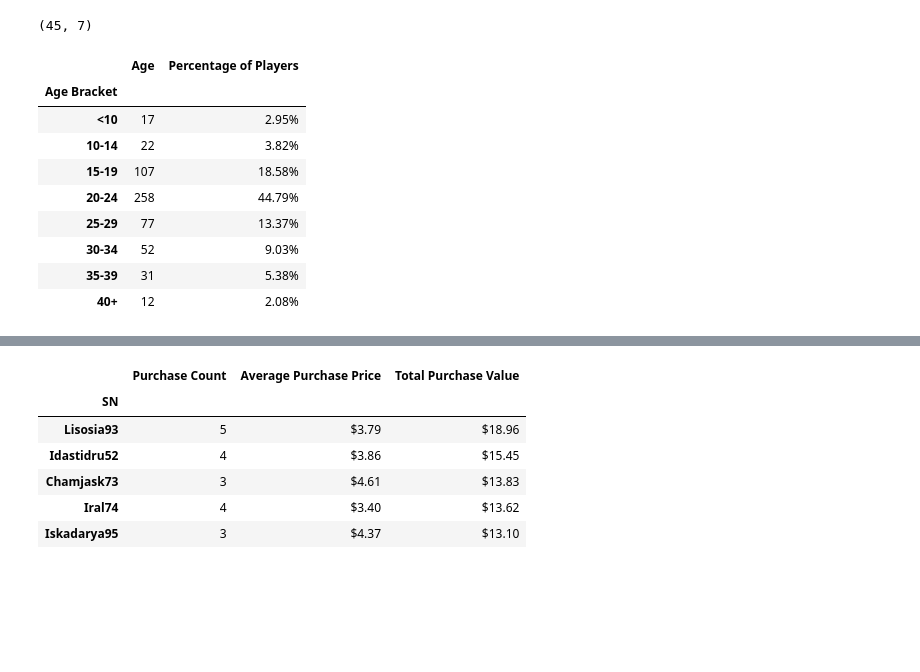
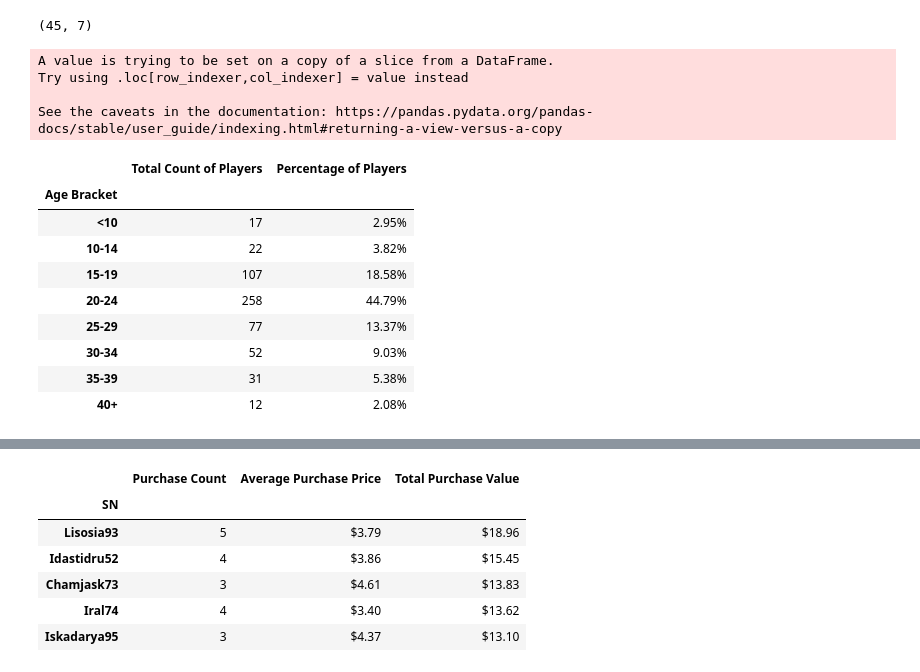
Before and after one commit to smith-ashton/pandas-challenge, a Jupyter notebook: HeroesOfPymoli/Heroes_Of_Pymoli.ipynb, the cells around one changed output, grey strips where cells are left out. Saved outputs shown, nothing was run; the diff lists cells and outputs as text; code cells hidden in the pictures; blank space fills up the shorter version.

```diff
--- a/HeroesOfPymoli/Heroes_Of_Pymoli.ipynb
+++ b/HeroesOfPymoli/Heroes_Of_Pymoli.ipynb
@@ -97,34 +110,33 @@ a , b
 # %% [output]
 (45, 7)
 # %%
-# The below each broken into bins of 4 years (i.e. <10, 10-14, 15-19, etc.)
+unique_age_df = purchase_data.drop_duplicates(subset = "SN", keep = "first", inplace = False)
 
-# Purchase Count
-# Average Purchase Price
-# Total Purchase Value
-# Average Purchase Total per Person by Age Group
-age_needed = pd.DataFrame(purchase_data, columns=["SN","Age","Purchase ID","Price"])
-unique_age = age_needed.groupby("SN").mean()
-
-great = unique_age["Age"].max()
+great = unique_age_df["Age"].max()
 bins = [0, 9.9, 14.9, 19.9, 24.9, 29.9, 34.9, 39.9, great]
 
 group_names = ["<10", "10-14", "15-19", "20-24", "25-29","30-34","35-39","40+"]
 
-unique_age["Age Bracket"] = pd.cut(unique_age["Age"], bins, labels=group_names, include_lowest=True)
-wholecount = unique_age["Age"].count()
+unique_age_df["Age Bracket"] = pd.cut(unique_age_df["Age"], bins, labels=group_names, include_lowest=True)
+wholecount = unique_age_df["Age"].count()
 
-unique_age = unique_age.groupby("Age Bracket").count()
+unique_age_df = unique_age_df.groupby(["Age Bracket"]).count()
 
-unique_age["Percentage of Players"] = (unique_age["Age"] / wholecount) * 100
+unique_age_df["Percentage of Players"] = (unique_age_df["Purchase ID"] / wholecount) * 100
 def format(x):
         return "{:.2f}%".format(x)
-unique_age["Percentage of Players"] = unique_age["Percentage of Players"].apply(format)
-unique_age = unique_age.drop(columns={"Purchase ID","Price"})
+unique_age_df["Percentage of Players"] = unique_age_df["Percentage of Players"].apply(format)
 
-unique_age
+unique_age_df = unique_age_df.drop(columns={"SN","Age","Item ID","Item Name","Price","Gender"})
+unique_age_df = unique_age_df.rename(columns={"Purchase ID":"Total Count of Players"})
+
+unique_age_df
 # %% [output]
+A value is trying to be set on a copy of a slice from a DataFrame.
+Try using .loc[row_indexer,col_indexer] = value instead
+
+See the caveats in the documentation: https://pandas.pydata.org/pandas-docs/stable/user_guide/indexing.html#returning-a-view-versus-a-copy
-|  | Age | Percentage of Players |
+|  | Total Count of Players | Percentage of Players |
 | Age Bracket |  |  |
 | <10 | 17 | 2.95% |
 | 10-14 | 22 | 3.82% |
```
Also changed, not shown: parts of 4 cells of this notebook, 1 other file.
